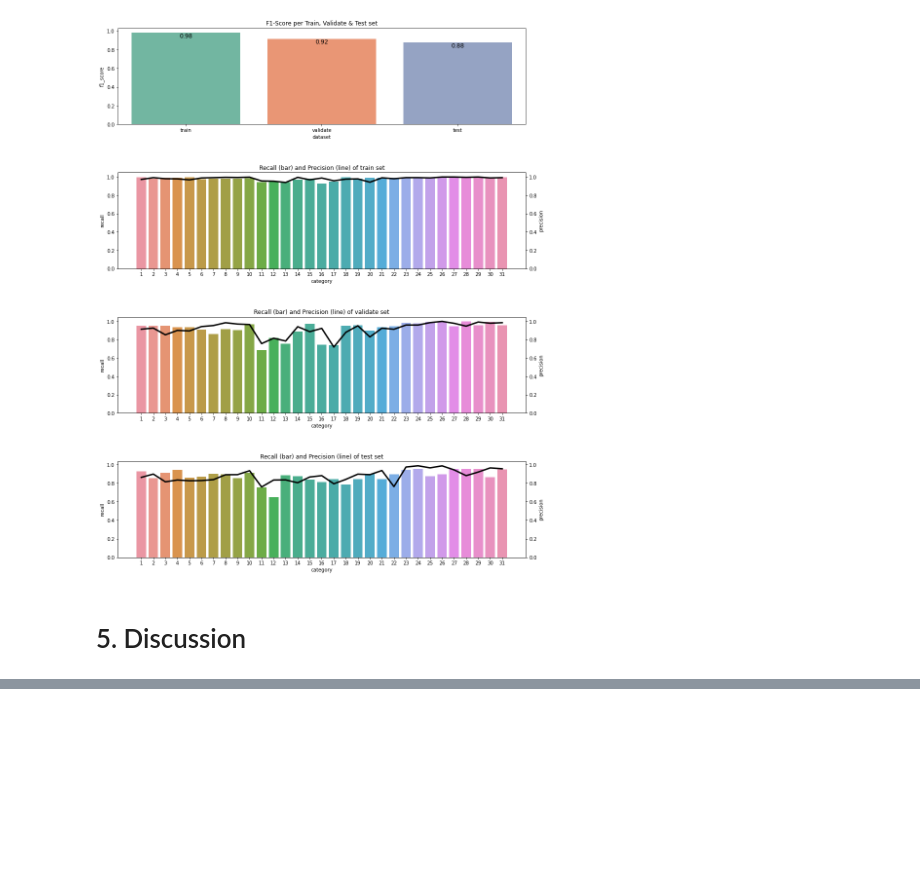
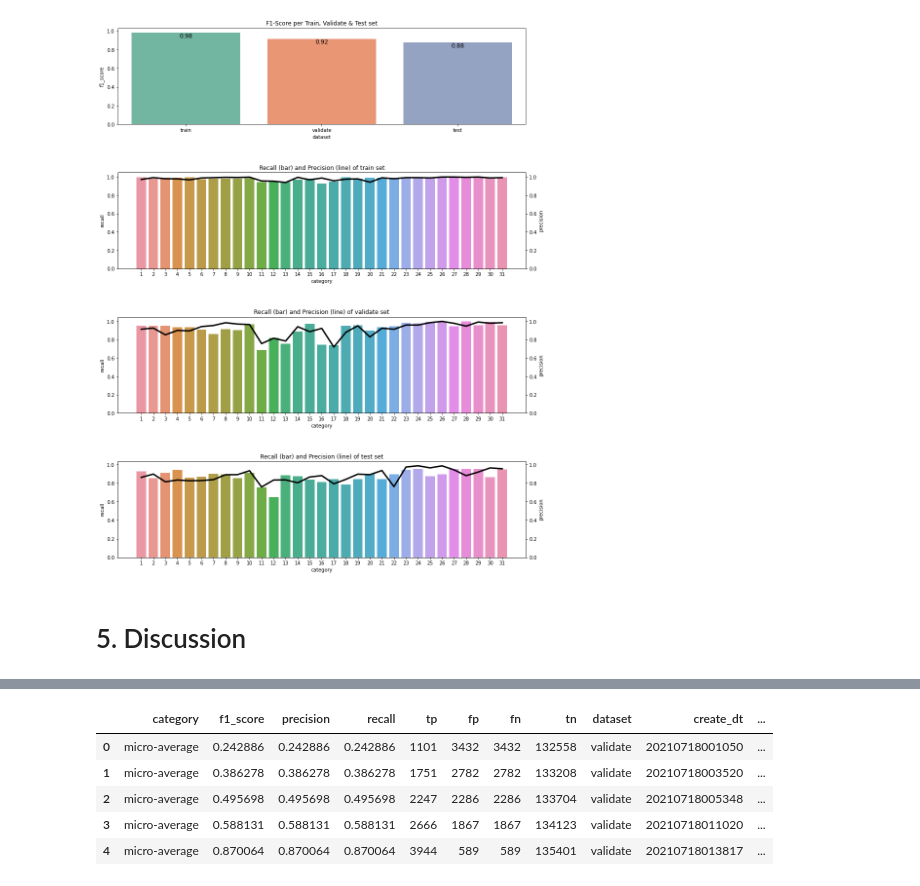
Before and after one commit to MichaelCheung105/speech-to-intent, a Jupyter notebook: docs/Report.ipynb, the cells around one changed output, grey strips where cells are left out. Drawn from its saved outputs; the diff is of its cells as text; code cells hidden in the pictures; blank space fills up the shorter version.

```diff
--- a/docs/Report.ipynb
+++ b/docs/Report.ipynb
@@ -169,0 +210,13 @@ Figure 5: Confusion Matrices
+# %%
+category_filter = all_experiment_df.category == 'micro-average'
+validate_set_filter = all_experiment_df.dataset == 'validate'
+remarks_filter = all_experiment_df.remarks.isin(['CnnLSTM-64B-32C', 'CnnLSTM-128B-32C', 'CnnLSTM-256B-32C',
+                                                 'CnnLSTM-512B-32C', 'CnnLSTM-1024B-32C'])
+all_experiment_df[category_filter & validate_set_filter & remarks_filter].reset_index(drop=True)
+# %% [output]
+|  | category | f1_score | precision | recall | tp | fp | fn | tn | dataset | create_dt | ... |
+| 0 | micro-average | 0.242886 | 0.242886 | 0.242886 | 1101 | 3432 | 3432 | 132558 | validate | 20210718001050 | ... |
+| 1 | micro-average | 0.386278 | 0.386278 | 0.386278 | 1751 | 2782 | 2782 | 133208 | validate | 20210718003520 | ... |
+| 2 | micro-average | 0.495698 | 0.495698 | 0.495698 | 2247 | 2286 | 2286 | 133704 | validate | 20210718005348 | ... |
+| 3 | micro-average | 0.588131 | 0.588131 | 0.588131 | 2666 | 1867 | 1867 | 134123 | validate | 20210718011020 | ... |
+| 4 | micro-average | 0.870064 | 0.870064 | 0.870064 | 3944 | 589 | 589 | 135401 | validate | 20210718013817 | ... |
```
Also changed, not shown: parts of 14 cells of this notebook, 4 other files.
